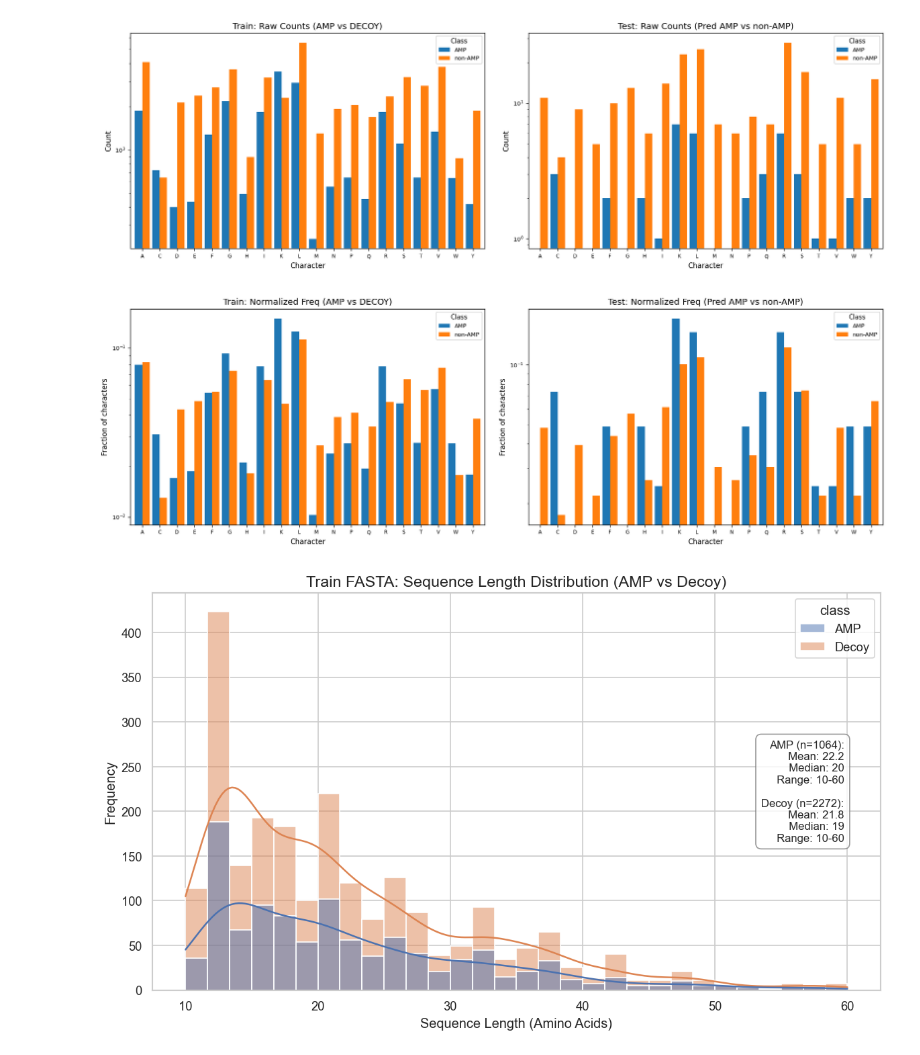
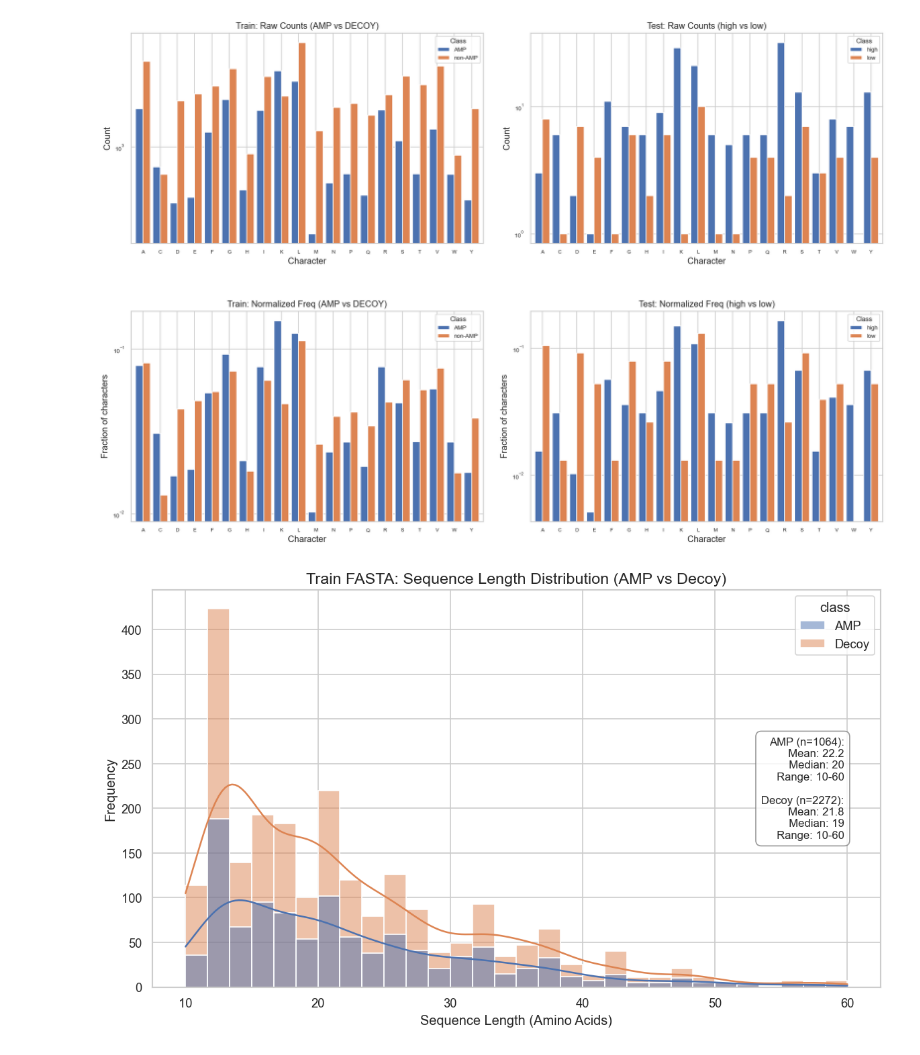
Before and after one commit to KYinXu/Peptide-Anti-microbial-Properties-Prediction, a Jupyter notebook: notebooks/training_data.ipynb, the cells around one changed output. Saved outputs shown, nothing was run; the diff lists cells and outputs as text; code cells hidden in the pictures.

```diff
--- a/notebooks/training_data.ipynb
+++ b/notebooks/training_data.ipynb
@@ -7,7 +7,10 @@ DECOY_PATH = f"{PROJECT_ROOT}/data/gnn_training_dataset/normalized_combined_set/
 
 # For AA counts
 TRAIN_CSV = f"{PROJECT_ROOT}/data/gnn_training_dataset/normalized_combined_set/generated/geometric_features.csv"
-TEST_CSV = f"{PROJECT_ROOT}/data/test/PDDP_candidates/generated/model_comparison_latest.csv"
+TEST_CSV = f"{PROJECT_ROOT}/data/test/PDDP_candidates/generated/geometric_features.csv"
+
+TRAIN_PDB = f"{PROJECT_ROOT}/data/gnn_training_dataset/normalized_combined_set/generated/structures"
+TEST_PDB = f"{PROJECT_ROOT}/data/test/PDDP_candidates/generated/structures"
 # %%
 import pandas as pd
 import matplotlib.pyplot as plt
@@ -57,13 +60,21 @@ def _split_amp_nonamp(
         non_amp_df = df[peptide_ids.str.startswith("DECOY_")]
         return amp_df, non_amp_df, "AMP", "non-AMP"
 
+    has_high = peptide_ids.str.startswith("high_").any()
+    has_low = peptide_ids.str.startswith("low_").any()
+    if has_high and has_low:
+        amp_df = df[peptide_ids.str.startswith("high_")]
+        non_amp_df = df[peptide_ids.str.startswith("low_")]
+        return amp_df, non_amp_df, "high", "low"
+
     if "label" in df.columns and set(df["label"].dropna().unique()) >= {0, 1}:
         amp_df = df[df["label"] == 1]
         non_amp_df = df[df["label"] == 0]
         return amp_df, non_amp_df, "AMP", "non-AMP"
 
     raise ValueError(
-        "No way to split AMP vs non-AMP. Provide split_pred_col=... or ensure AMP_/DECOY_ ids or label column exist."
+        "No way to split into two classes. Use split_pred_col=..., or AMP_/DECOY_ ids, "
+        "or high_/low_ peptide_id prefixes, or a binary label column (0/1)."
     )
 
 
@@ -124,40 +135,44 @@ _plot_counts(
     train_counts,
     title="Train: Raw Counts (AMP vs DECOY)",
     ylabel="Count",
 )
 
 # Normalize by total characters per class
 train_norm = train_counts.div(train_counts.sum(axis=0), axis=1)
 _plot_counts(
     ax_train_norm,
     train_norm,
     title="Train: Normalized Freq (AMP vs DECOY)",
     ylabel="Fraction of characters",
 )
 
-_, _, amp_label_te, non_amp_label_te, test_counts = _plot_from_csv(
-    TEST_GEOM_CSV,
-    split_pred_col="ESM+Combined32_pred",
-)
+test_csv_path = TEST_GEOM_CSV
+if not test_csv_path.exists():
+    _alt_test = Path(PROJECT_ROOT) / "data/test/initial_set/geometric_features.csv"
+    if _alt_test.exists():
+        print(f"Note: {test_csv_path} not found; test AA-count panels use {_alt_test}")
+        test_csv_path = _alt_test
+
+_, _, amp_label_te, non_amp_label_te, test_counts = _plot_from_csv(test_csv_path)
 _plot_counts(
     ax_test_raw,
     test_counts,
-    title="Test: Raw Counts (Pred AMP vs non-AMP)",
+    title=f"Test: Raw Counts ({amp_label_te} vs {non_amp_label_te})",
     ylabel="Count",
 )
 
 test_norm = test_counts.div(test_counts.sum(axis=0), axis=1)
 _plot_counts(
     ax_test_norm,
     test_norm,
-    title="Test: Normalized Freq (Pred AMP vs non-AMP)",
+    title=f"Test: Normalized Freq ({amp_label_te} vs {non_amp_label_te})",
     ylabel="Fraction of characters",
 )
 
 plt.tight_layout(pad=3.0, h_pad=4.0, w_pad=2.0)
 plt.show()
 # %% [output]
-[figure, old version]
+[figure, new version]
 # %%
 # Peptide length analysis (FASTA baseline): Train AMP vs Decoy
 # Ported from: sequence_to_svm_minimal/scripts/data_evaluation/analyze_fasta_lengths.py
```
Also changed, not shown: parts of 2 cells of this notebook.
